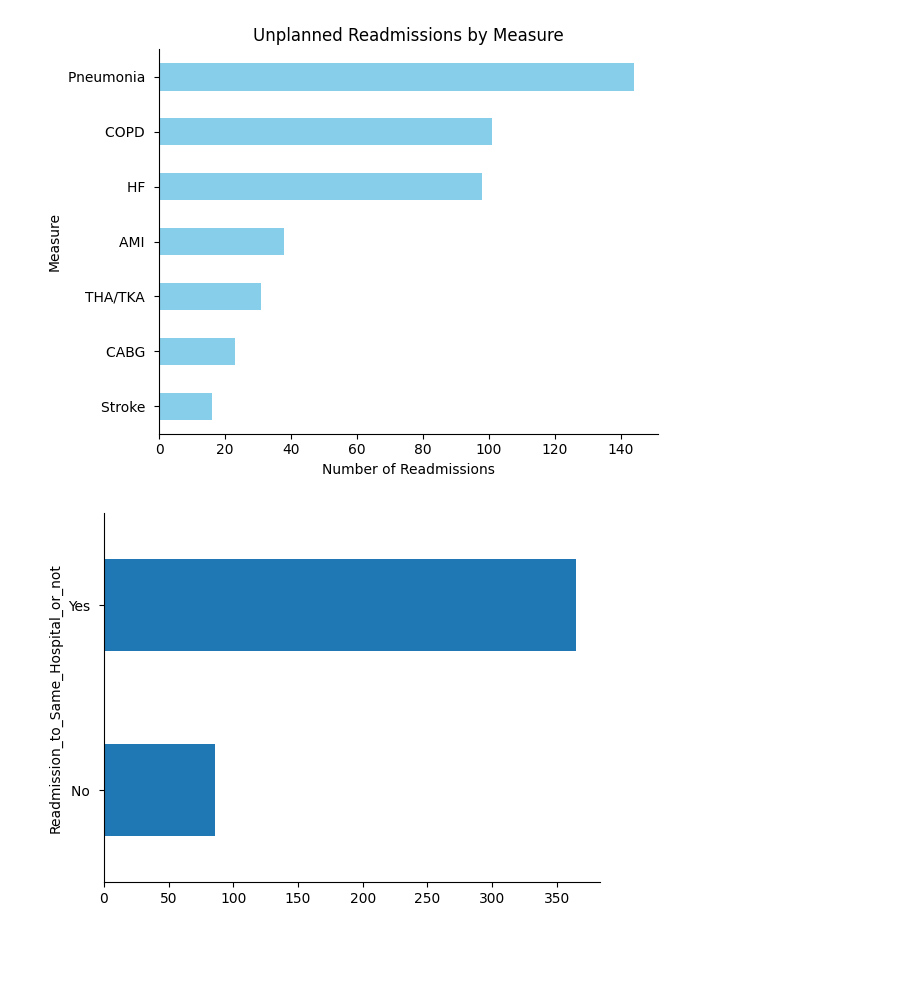
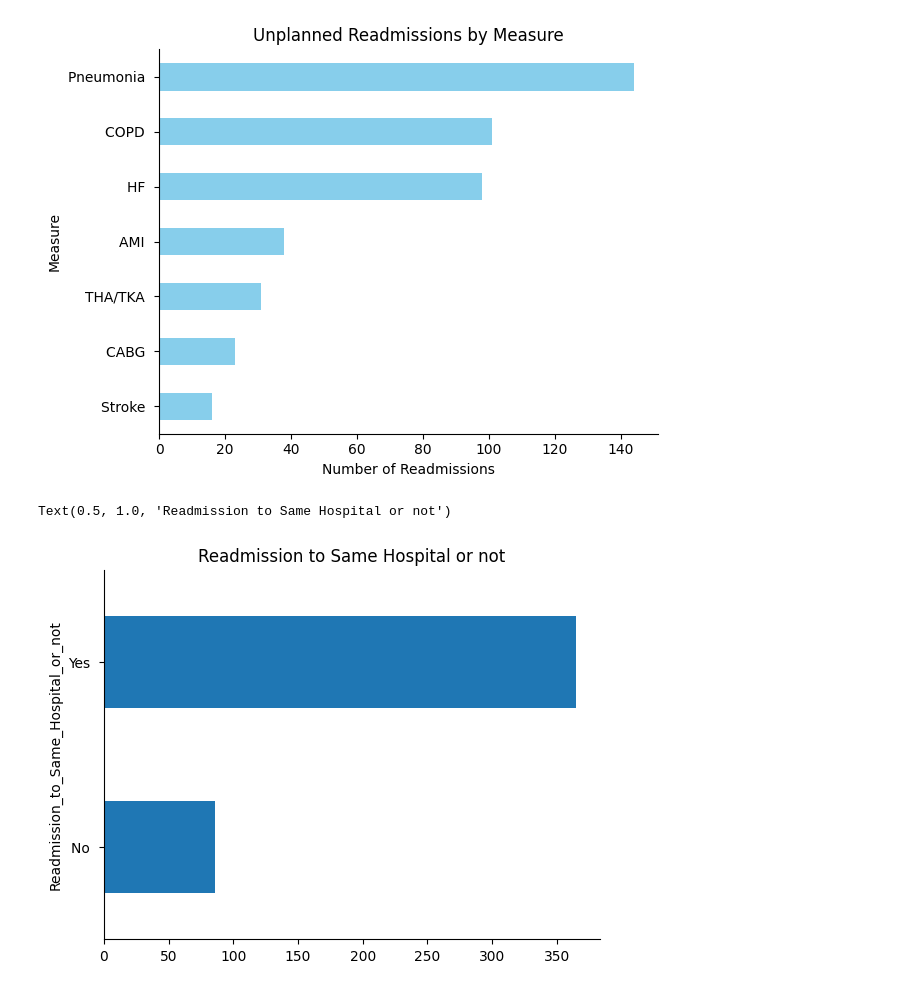
Before and after one commit to lunamajumder/Health-care-data-analysis, a Jupyter notebook: Health_care_data_analysis.ipynb, the cells around one changed output. Cells and saved outputs as stored; diff of their text form; code cells hidden in the pictures; blank space fills up the shorter version.

```diff
--- a/Health_care_data_analysis.ipynb
+++ b/Health_care_data_analysis.ipynb
@@ -25,12 +25,14 @@ plt.show()
 # %%
 # @title Readmission to Same Hospital or not
 
 from matplotlib import pyplot as plt
 import seaborn as sns
 df.groupby('Readmission_to_Same_Hospital_or_not').size().plot(kind='barh')
 plt.gca().spines[['top', 'right',]].set_visible(False)
+plt.title('Readmission to Same Hospital or not')
 # %% [output]
+Text(0.5, 1.0, 'Readmission to Same Hospital or not')
-[figure, old version]
+[figure, new version]
 # %%
 # @title Pneumonia patients had the longest average length of stay during the initial admission.
 
```
Also changed, not shown: parts of 3 cells of this notebook.
